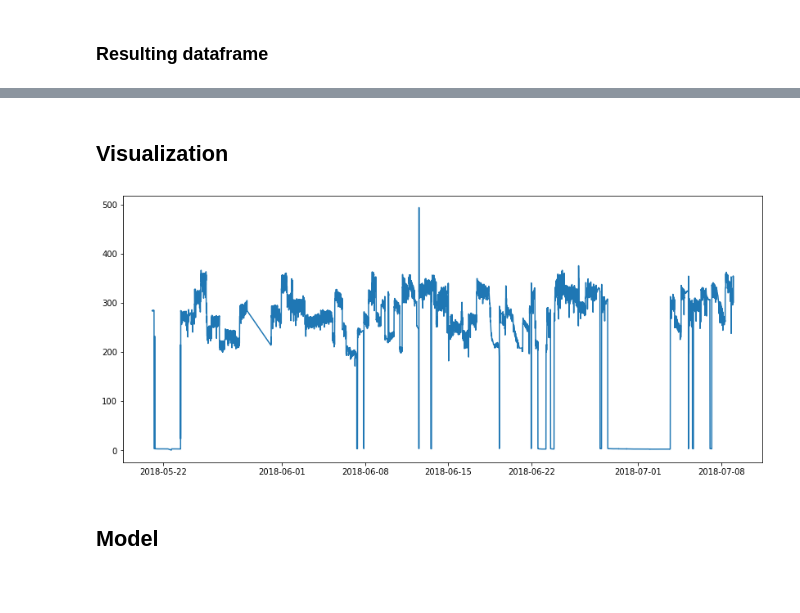
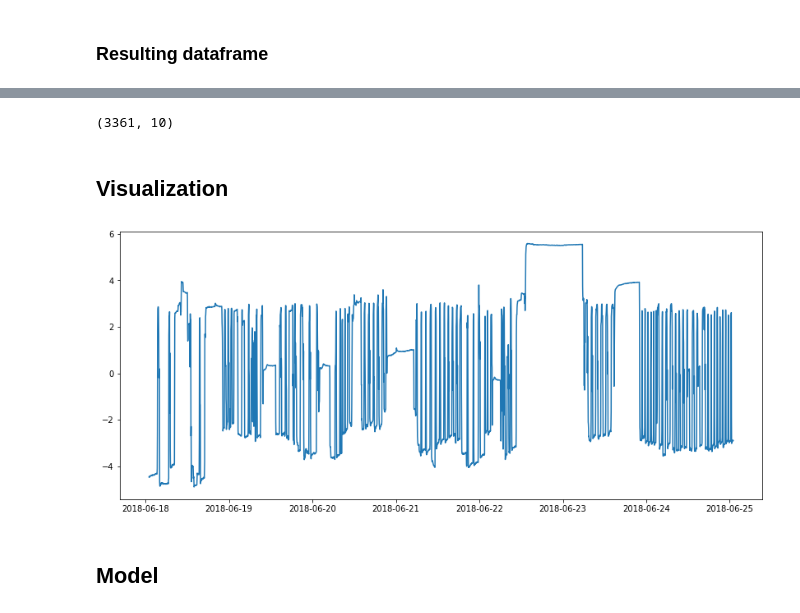
Before and after one commit to Emil207/Multivariate-anomaly-detection, a Jupyter notebook: Code/MAD/Sandvik.ipynb, the cells around one changed output, grey strips where cells are left out. Saved outputs shown, nothing was run; the diff lists cells and outputs as text; code cells hidden in the pictures; blank space fills up the shorter version.

```diff
--- a/Code/MAD/Sandvik.ipynb
+++ b/Code/MAD/Sandvik.ipynb
@@ -77,8 +104,8 @@ cut_off = 0.75
 arkivb_missing_df = arkivb_variance_df.dropna(thresh = cut_off*len(arkivb_variance_df.index), axis = 1)
 
 # Impute missing values with linear function
-arkivb_imputed_df = arkivb_missing_df.interpolate(axis=0)
+arkivb_imputed_df = arkivb_missing_df.fillna(method='pad',axis=0)
 
 # Resulting shape
-arkivb_missing_df.shape
+arkivb_imputed_df.shape
 # %% [output]
@@ -85,0 +115,5 @@ arkivb_missing_df.shape
+# %%
+# Standarization
+scaler = StandardScaler()
+arkivb_scaled_df = pd.DataFrame(scaler.fit_transform(arkivb_imputed_df), columns=arkivb_imputed_df.columns, index=arkivb_imputed_df.index)
+arkivb_scaled_df.shape
@@ -85,0 +122,6 @@ arkivb_missing_df.shape
+# %%
+# Feature
+from sklearn.decomposition import PCA
+pca = PCA(n_components=10)
+arkivb_pca_df = pd.DataFrame(pca.fit_transform(arkivb_scaled_df), index=arkivb_scaled_df.index)
+arkivb_pca_df.shape
@@ -86,6 +135,6 @@ arkivb_missing_df.shape
 # %% [markdown]
 ### Resulting dataframe
 # %%
-arkivb_df = arkivb_imputed_df
+arkivb_df = arkivb_pca_df
 arkivb_df.head()
 # %% [output]
@@ -100,9 +148,13 @@ arkivb_df.head()
+# %%
+arkivb_df.shape
+# %% [output]
+(3361, 10)
 # %% [markdown]
 ## Visualization
 # %%
 plt.figure(figsize=(14,6))
-sns.lineplot(data = arkivb_df['GIvare: Valsoljeflöde, skalat värde']);
+sns.lineplot(data = arkivb_df[0]);
 # %% [output]
-[figure, old version]
+[figure, new version]
 # %% [markdown]
 ## Model
```
Also changed, not shown: parts of 27 cells of this notebook, 50 other files.
